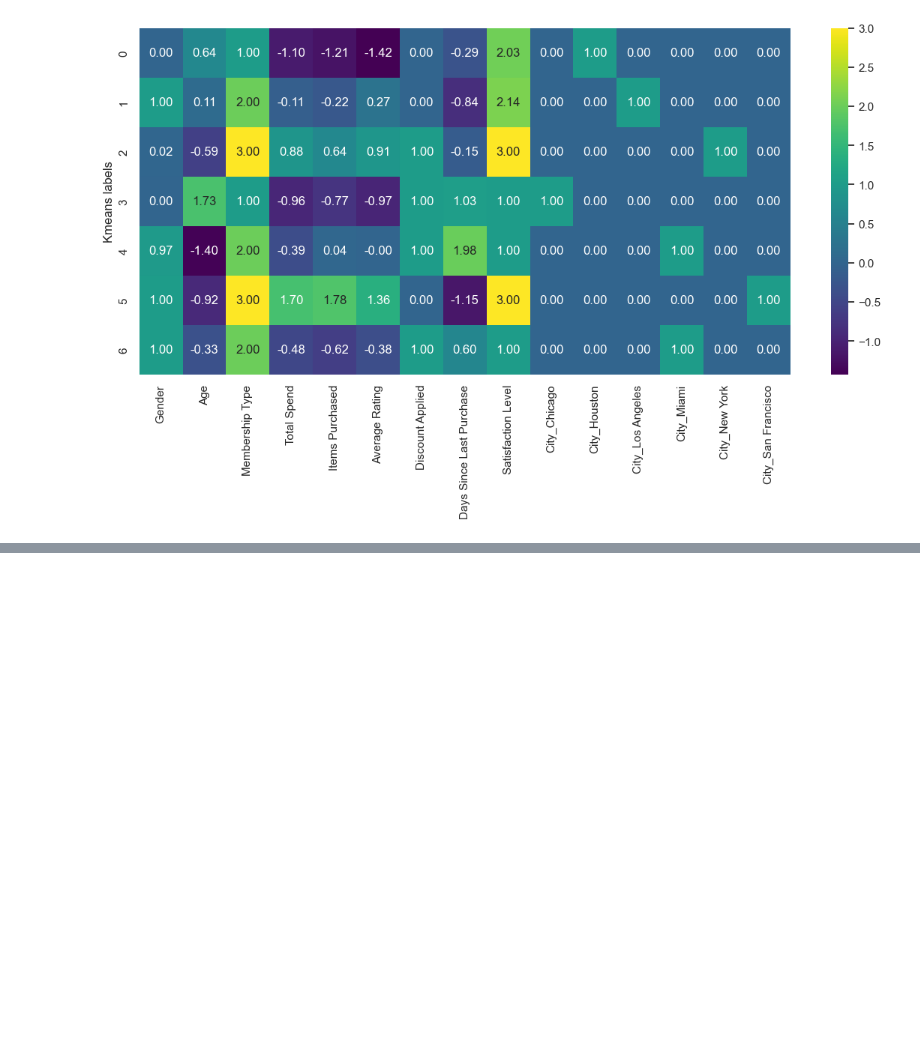
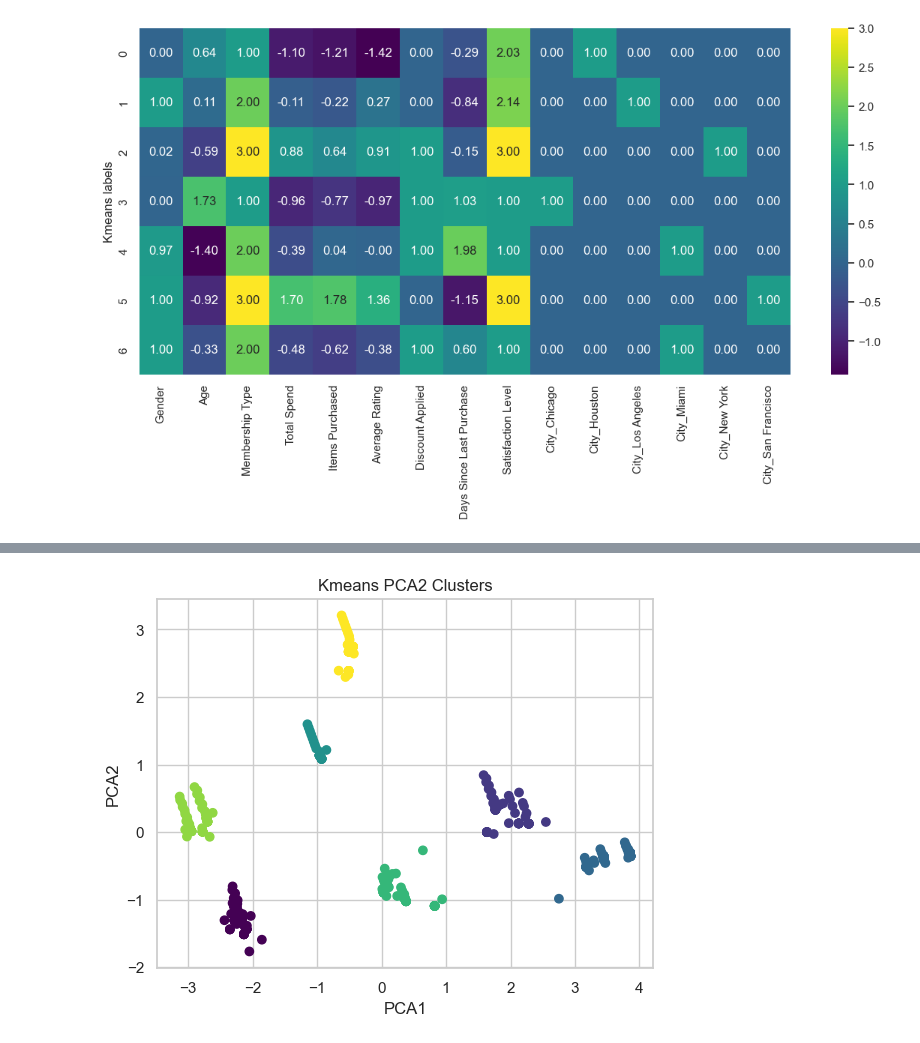
Before and after one commit to umilic16/ML_2, a Jupyter notebook: main.ipynb, the cells around one changed output, grey strips where cells are left out. Saved outputs shown, nothing was run; the diff lists cells and outputs as text; code cells hidden in the pictures; blank space fills up the shorter version.

```diff
--- a/main.ipynb
+++ b/main.ipynb
@@ -357,0 +438,10 @@ plt.show()
+# %%
+df_pca2_clusters = pd.DataFrame({'Cluster': kmeans_pca2.labels_, 'PCA1': df_pca2[:, 0], 'PCA2': df_pca2[:, 1]})
+# %%
+plt.scatter(df_pca2_clusters['PCA1'], df_pca2_clusters['PCA2'], c=df_pca2_clusters['Cluster'], cmap='viridis')
+plt.title('Kmeans PCA2 Clusters')
+plt.xlabel('PCA1')
+plt.ylabel('PCA2')
+plt.show()
+# %% [output]
+[figure, added]
```
Also changed, not shown: parts of 9 cells of this notebook.
